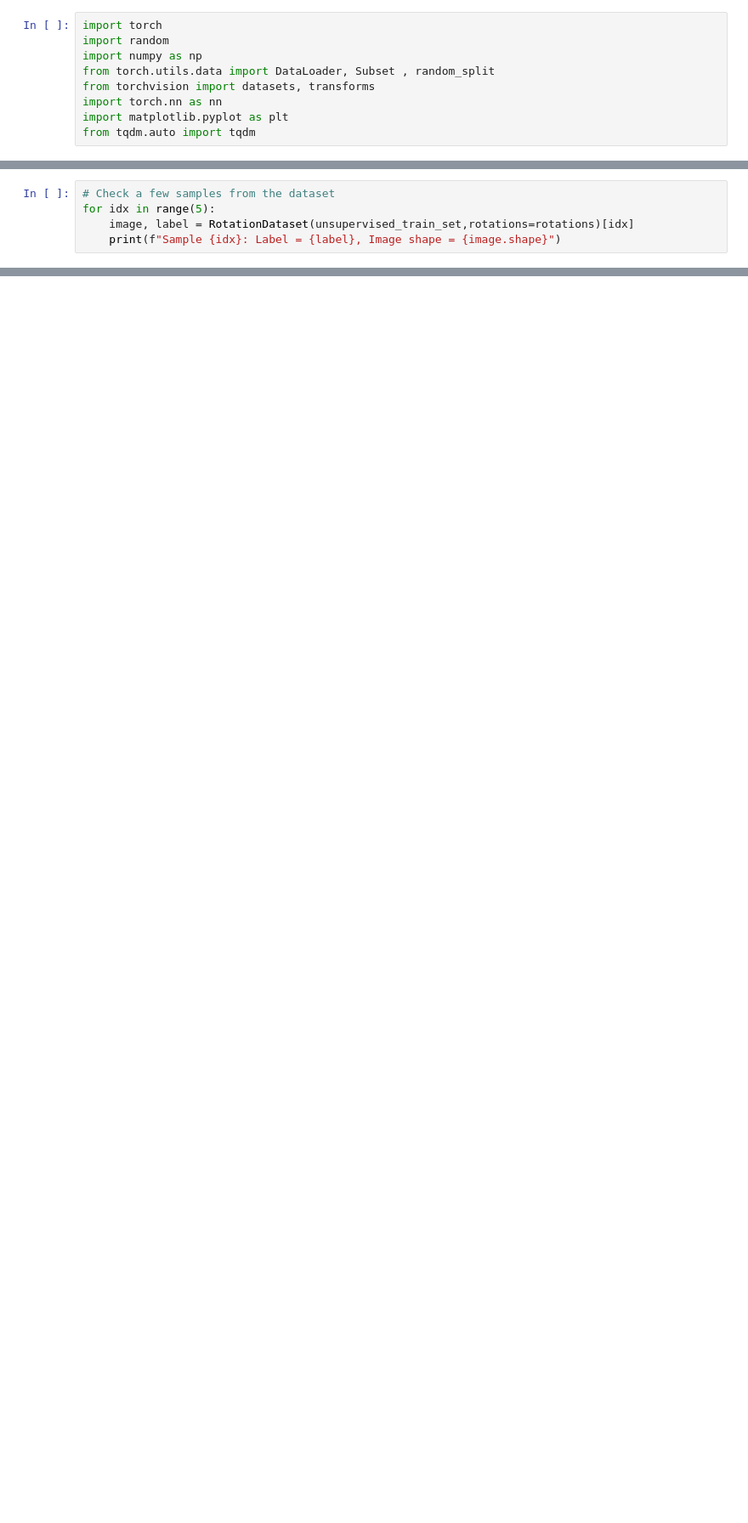
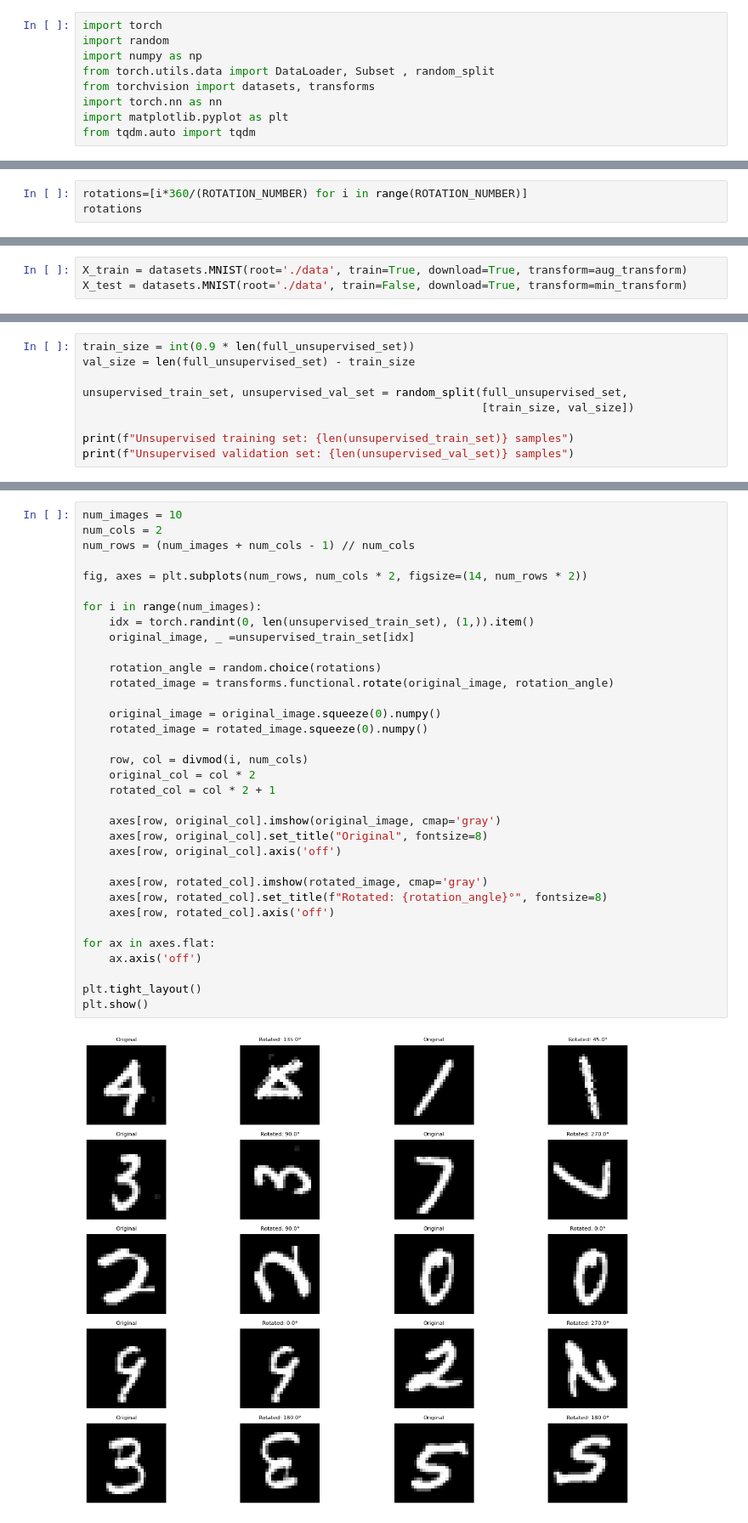
Before and after one commit to mehdiz5/unsupervised-representation-learning-by-predicting-image-rotations-on-MNIST, a Jupyter notebook: RotNetV_any.ipynb, the cells around one changed output, grey strips where cells are left out. Shown at 85% size. Saved outputs shown, nothing was run; the diff lists cells and outputs as text; blank space fills up the shorter version.

Commit message:
refine training and comparing notebook

```diff
--- a/RotNetV_any.ipynb
+++ b/RotNetV_any.ipynb
@@ -244,5 +9,0 @@ To enable the following instructions: AVX2 AVX512F AVX512_VNNI FMA, in other ope
-# %%
-# Check a few samples from the dataset
-for idx in range(5):
-    image, label = RotationDataset(unsupervised_train_set,rotations=rotations)[idx]
-    print(f"Sample {idx}: Label = {label}, Image shape = {image.shape}")
@@ -391,0 +17,3 @@ Test Accuracy: 11.35%
+# %%
+rotations=[i*360/(ROTATION_NUMBER) for i in range(ROTATION_NUMBER)]
+rotations
@@ -391,0 +42,3 @@ Test Accuracy: 11.35%
+# %%
+X_train = datasets.MNIST(root='./data', train=True, download=True, transform=aug_transform)
+X_test = datasets.MNIST(root='./data', train=False, download=True, transform=min_transform)
@@ -391,0 +62,9 @@ Test Accuracy: 11.35%
+# %%
+train_size = int(0.9 * len(full_unsupervised_set))
+val_size = len(full_unsupervised_set) - train_size
+
+unsupervised_train_set, unsupervised_val_set = random_split(full_unsupervised_set,
+                                                            [train_size, val_size])
+
+print(f"Unsupervised training set: {len(unsupervised_train_set)} samples")
+print(f"Unsupervised validation set: {len(unsupervised_val_set)} samples")
@@ -391,0 +100,36 @@ Test Accuracy: 11.35%
+# %%
+num_images = 10
+num_cols = 2
+num_rows = (num_images + num_cols - 1) // num_cols
+
+fig, axes = plt.subplots(num_rows, num_cols * 2, figsize=(14, num_rows * 2))
+
+for i in range(num_images):
+    idx = torch.randint(0, len(unsupervised_train_set), (1,)).item()
+    original_image, _ =unsupervised_train_set[idx]
+
+    rotation_angle = random.choice(rotations)
+    rotated_image = transforms.functional.rotate(original_image, rotation_angle)
+
+    original_image = original_image.squeeze(0).numpy()
+    rotated_image = rotated_image.squeeze(0).numpy()
+
+    row, col = divmod(i, num_cols)
+    original_col = col * 2
+    rotated_col = col * 2 + 1
+
+    axes[row, original_col].imshow(original_image, cmap='gray')
+    axes[row, original_col].set_title("Original", fontsize=8)
+    axes[row, original_col].axis('off')
+
+    axes[row, rotated_col].imshow(rotated_image, cmap='gray')
+    axes[row, rotated_col].set_title(f"Rotated: {rotation_angle}°", fontsize=8)
+    axes[row, rotated_col].axis('off')
+
+for ax in axes.flat:
+    ax.axis('off')
+
+plt.tight_layout()
+plt.show()
+# %% [output]
+[figure, added]
```
Also changed, not shown: parts of 44 cells of this notebook.
